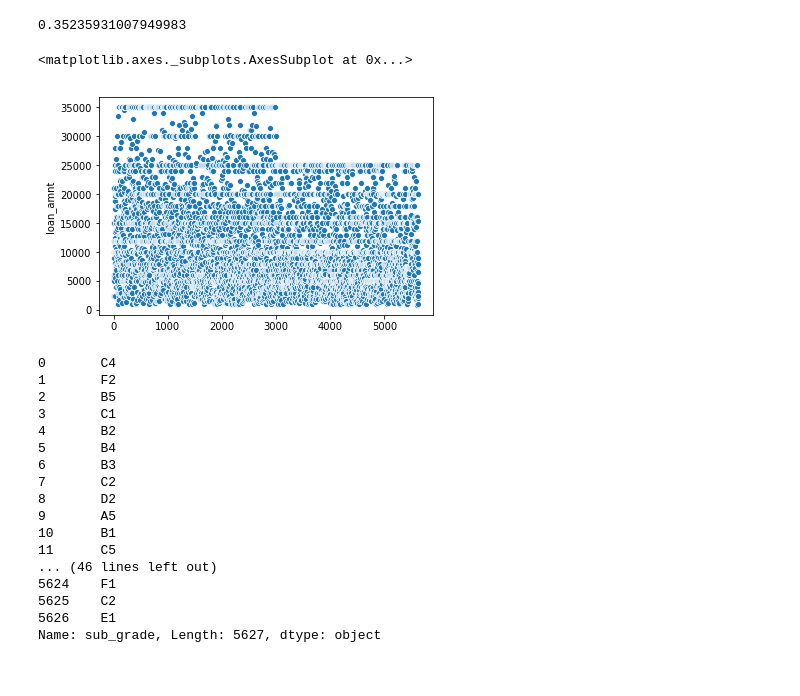
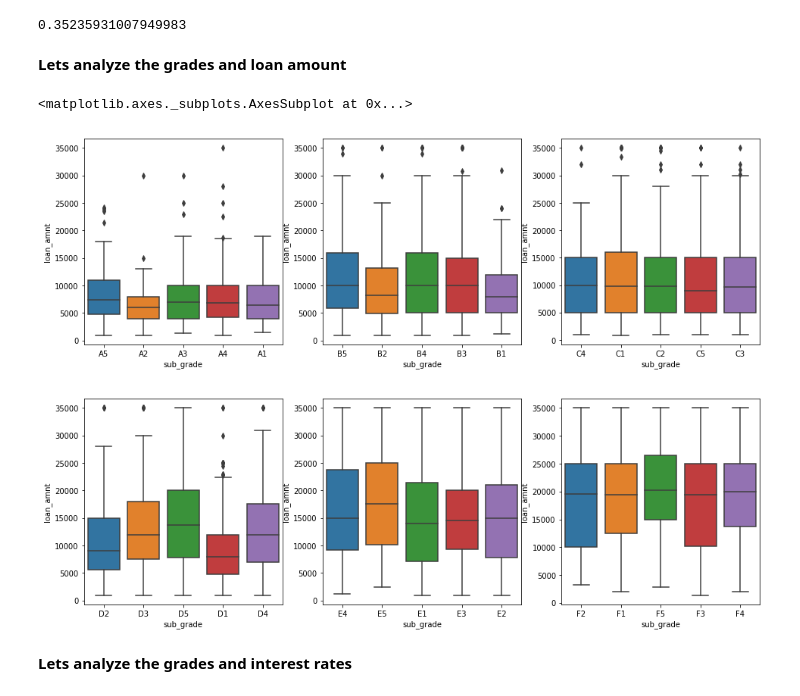
Before and after one commit to sheshanth123/Lending-Loan-Case-Study, a Jupyter notebook: Lending_club.ipynb, the cells around one changed output. Cells and saved outputs as stored; diff of their text form; code cells hidden in the pictures.

```diff
--- a/Lending_club.ipynb
+++ b/Lending_club.ipynb
@@ -461,29 +461,22 @@ loan_df.pivot_table(index=['term', 'purpose'], values=['loan_amnt', 'annual_inc'
 loan_df['annual_inc'].corr(loan_df['loan_amnt'])
 # %% [output]
 0.35235931007949983
-# %%
-loan_df['annual_inc']
-sns.scatterplot(x=loan_df['annual_inc'].index, y=loan_df['loan_amnt'])
-# %% [output]
-<matplotlib.axes._subplots.AxesSubplot at 0x...>
-[figure, removed]
-# %%
-loan_df['sub_grade']
-# %% [output]
-0       C4
-1       F2
-2       B5
-3       C1
-4       B2
-5       B4
-6       B3
-7       C2
-8       D2
-9       A5
-10      B1
-11      C5
-... (46 lines left out)
-5624    F1
-5625    C2
-5626    E1
-Name: sub_grade, Length: 5627, dtype: object
+# %%
+grouped_by_grades = loan_df.groupby(by='grade')
+# %% [markdown]
+**Lets analyze the grades and loan amount**
+# %%
+fig, ax= plt.subplots(1,3, figsize=(16,5))
+sns.boxplot(x=grouped_by_grades.get_group('A')['sub_grade'], y=grouped_by_grades.get_group('A')['loan_amnt'],ax=ax[0])
+sns.boxplot(x=grouped_by_grades.get_group('B')['sub_grade'], y=grouped_by_grades.get_group('B')['loan_amnt'], ax=ax[1])
+sns.boxplot(x=grouped_by_grades.get_group('C')['sub_grade'], y=grouped_by_grades.get_group('C')['loan_amnt'], ax=ax[2])
+fig, ax= plt.subplots(1,3, figsize=(16,5))
+sns.boxplot(x=grouped_by_grades.get_group('D')['sub_grade'], y=grouped_by_grades.get_group('D')['loan_amnt'],ax=ax[0])
+sns.boxplot(x=grouped_by_grades.get_group('E')['sub_grade'], y=grouped_by_grades.get_group('E')['loan_amnt'], ax=ax[1])
+sns.boxplot(x=grouped_by_grades.get_group('F')['sub_grade'], y=grouped_by_grades.get_group('F')['loan_amnt'], ax=ax[2])
+# %% [output]
+<matplotlib.axes._subplots.AxesSubplot at 0x...>
+[figure, added]
+[figure, added]
+# %% [markdown]
+**Lets analyze the grades and interest rates**
```
Also changed, not shown: parts of 11 cells of this notebook.
